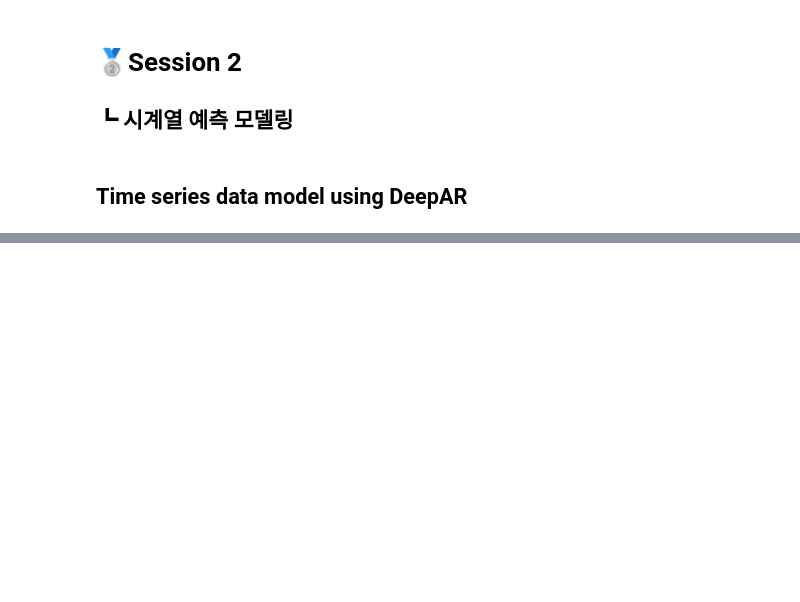
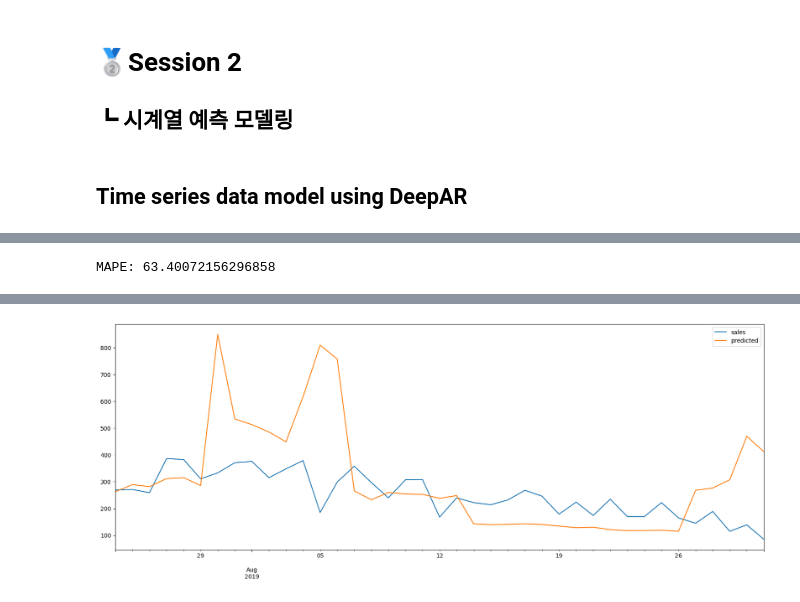
Before and after one commit to jx-dohwan/ML_Project_Collection, a Jupyter notebook: 의류판매량예측.ipynb, the cells around one changed output, grey strips where cells are left out. Drawn from its saved outputs; the diff is of its cells as text; code cells hidden in the pictures; blank space fills up the shorter version.

```diff
--- a/의류판매량예측.ipynb
+++ b/의류판매량예측.ipynb
@@ -472,0 +792,2 @@ WARNING:matplotlib.font_manager:findfont: Font family 'AppleGothic' not found.
+# %%
+rdf = df
@@ -472,0 +810,23 @@ WARNING:matplotlib.font_manager:findfont: Font family 'AppleGothic' not found.
+# %%
+rdf['slope7'] = rdf['sales'].rolling(7).apply(get_slope, raw=True)
+rdf['slope21'] = rdf['sales'].rolling(21).apply(get_slope, raw=True)
+
+rdf['std7'] = rdf['sales'].rolling(7).std(raw=True)
+rdf['std21'] = rdf['sales'].rolling(21).std(raw=True)
+
+rdf['mean7'] = rdf['sales'].rolling(7).mean(raw=True)
+rdf['mean21'] = rdf['sales'].rolling(21).mean(raw=True)
+
+rdf['skew7'] = rdf['sales'].rolling(7).skew()
+rdf['skew21'] = rdf['sales'].rolling(21).skew()
+
+rdf['kurt7'] = rdf['sales'].rolling(7).kurt()
+rdf['kurt21'] = rdf['sales'].rolling(21).kurt()
+
+rdf['min7'] = rdf['sales'].rolling(7).min()
+rdf['min21'] = rdf['sales'].rolling(21).min()
+
+rdf['max7'] = rdf['sales'].rolling(7).max()
+rdf['max21'] = rdf['sales'].rolling(21).max()
+
+rdf
@@ -472,0 +881,3 @@ WARNING:matplotlib.font_manager:findfont: Font family 'AppleGothic' not found.
+# %%
+rdf = rdf[31:-122]
+rdf
@@ -472,0 +900,7 @@ WARNING:matplotlib.font_manager:findfont: Font family 'AppleGothic' not found.
+# %%
+y = rdf['sales']
+X = rdf.drop('sales', axis=1).fillna(0)
+X = X[:-30]
+y = y[30:]
+
+train_features, test_features, train_labels, test_labels = train_test_split(X, y, test_size = 0.03, random_state = 0, shuffle=False)
@@ -472,0 +931,11 @@ WARNING:matplotlib.font_manager:findfont: Font family 'AppleGothic' not found.
+# %%
+# Default 세팅으로 RandomForest 학습
+rf = RandomForestRegressor(random_state = 0)
+rf.fit(train_features, train_labels)
+mape = evaluate(rf, test_features, test_labels)
+predicted = rf.predict(test_features)
+pdf = pd.DataFrame(test_labels)
+pdf['predicted'] = predicted
+pdf.plot(figsize=(20, 7))
+print(f"MAPE: {mape}")
+# %% [output]
@@ -472,0 +959 @@ WARNING:matplotlib.font_manager:findfont: Font family 'AppleGothic' not found.
+MAPE: 63.40072156296858
@@ -472,0 +977 @@ WARNING:matplotlib.font_manager:findfont: Font family 'AppleGothic' not found.
+[figure, added]
```
Also changed, not shown: parts of 41 cells of this notebook.
